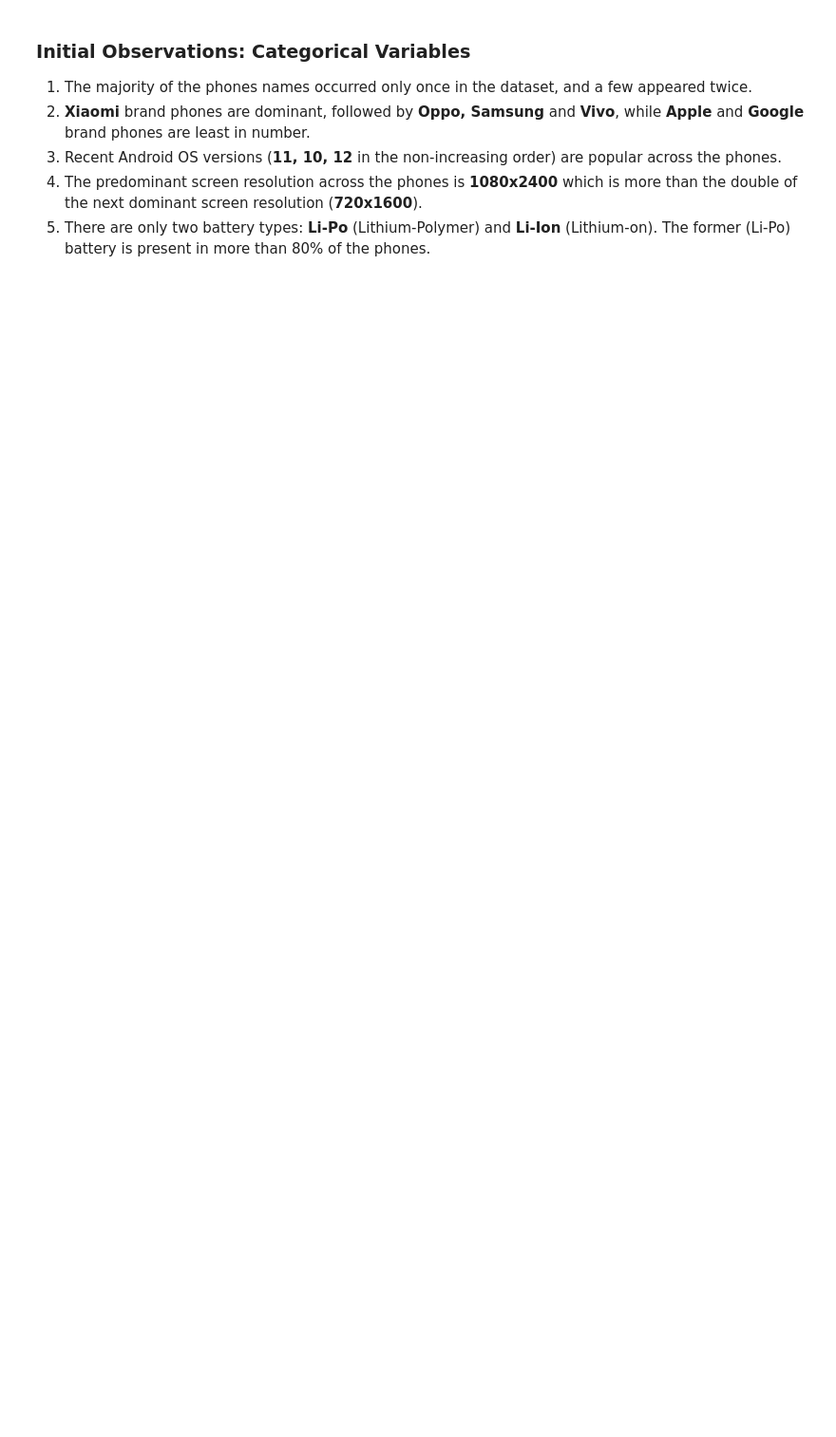
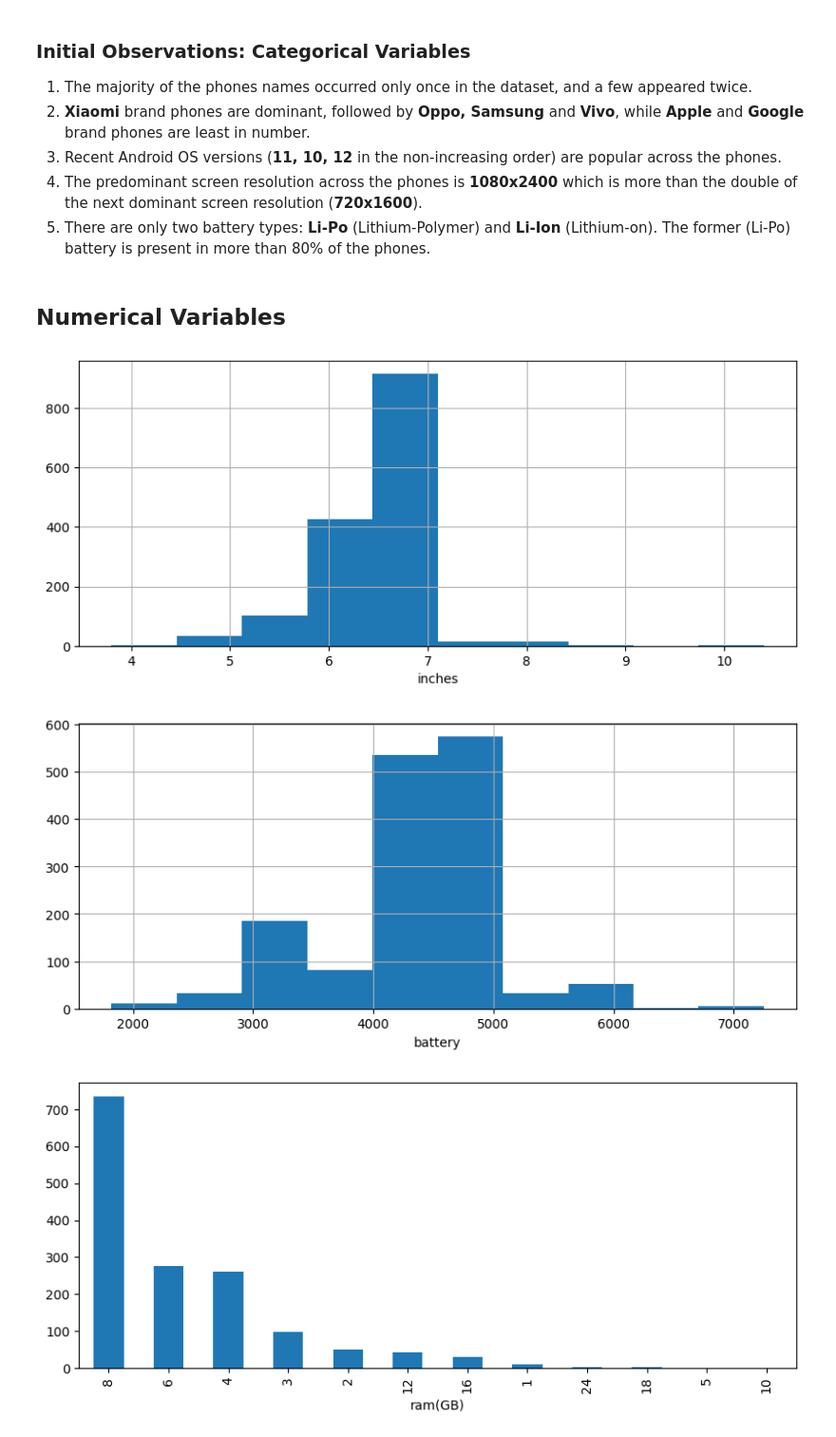
Before and after one commit to sandeep2995/phone_prices, a Jupyter notebook: phone_prices.ipynb, the cells around one changed output. Shown at 95% size. Saved outputs shown, nothing was run; the diff lists cells and outputs as text; code cells hidden in the pictures; blank space fills up the shorter version.

Commit message:
add statistics of numerical variables

```diff
--- a/phone_prices.ipynb
+++ b/phone_prices.ipynb
@@ -105,3 +121,19 @@ for var in cat_vars:
 3. Recent Android OS versions (**11, 10, 12** in the non-increasing order) are popular across the phones.
 4. The predominant screen resolution across the phones is **1080x2400** which is more than the double of the next dominant screen resolution (**720x1600**).
 5. There are only two battery types: **Li-Po** (Lithium-Polymer) and **Li-Ion** (Lithium-on). The former (Li-Po) battery is present in more than 80% of the phones.
+# %% [markdown]
+## Numerical Variables
+# %%
+for var in num_vars:
+    plt.figure(figsize=(10, 4))  # Adjust the figure size as needed
+    if df[var].nunique() <= 15: # if the number of unique values are not more than 15, plot their frequency
+        df[var].value_counts().sort_values(ascending=False).plot.bar()
+    else:
+        df[var].hist()
+    plt.xlabel(var)
+    plt.show()
+df[num_vars].describe()
+# %% [output]
+[figure, added]
+[figure, added]
+[figure, added]
```
Also changed, not shown: parts of 11 cells of this notebook.
